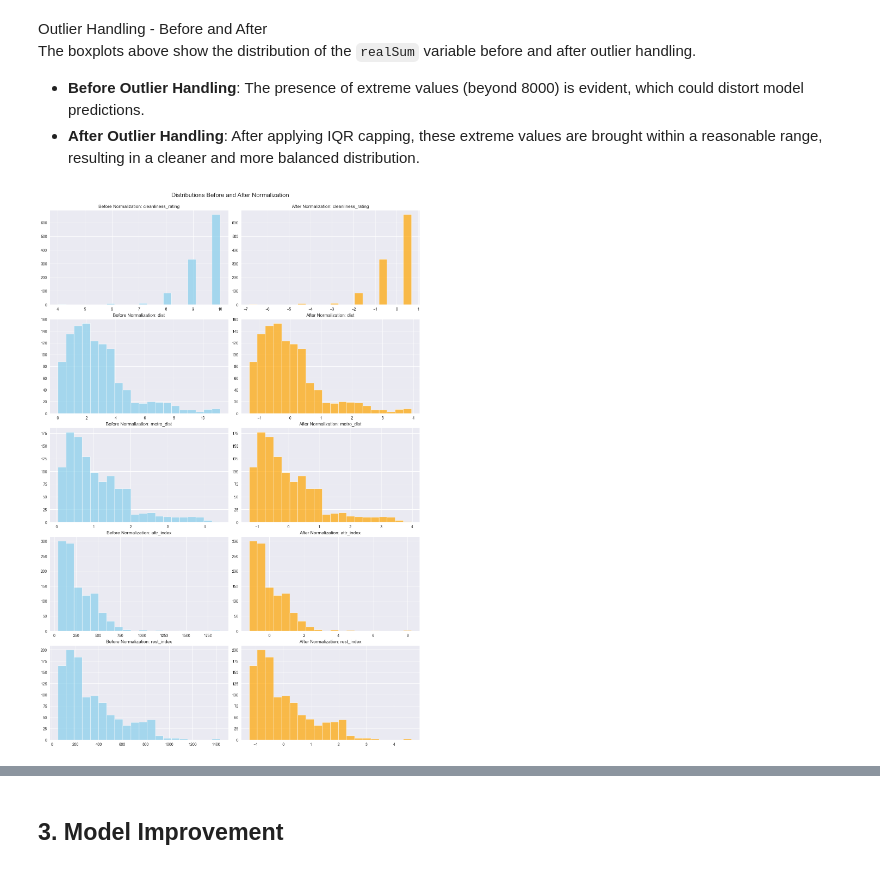
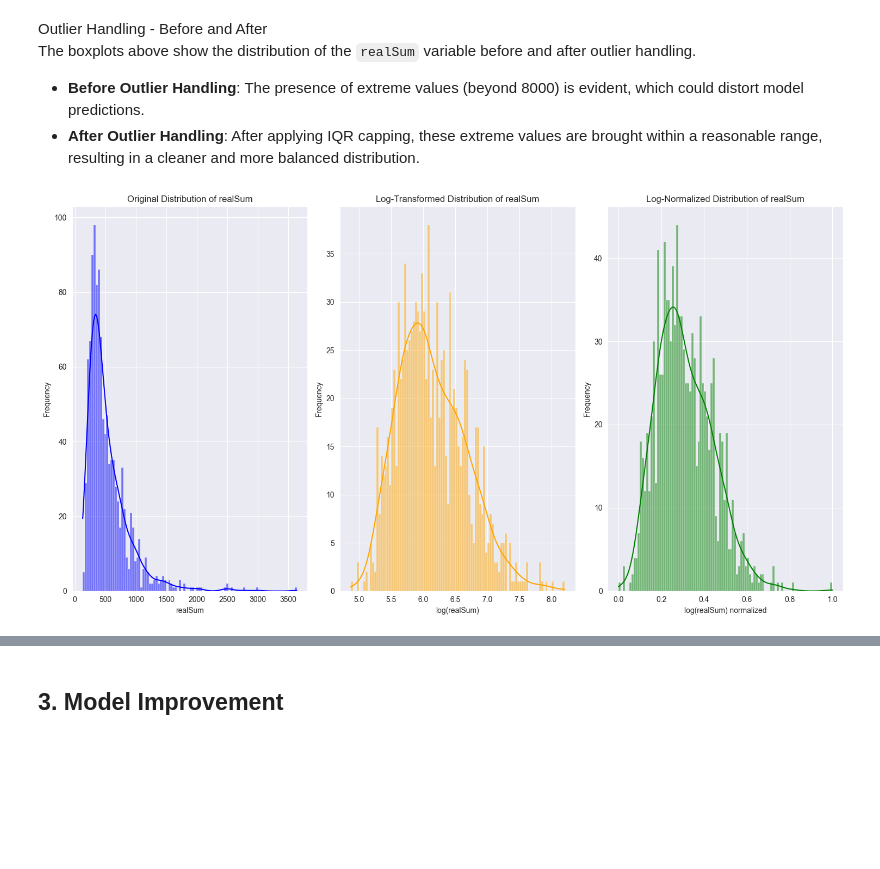
Before and after one commit to guyreuveni33/Tabular-DS, a Jupyter notebook: p2_final_version.ipynb, the cells around one changed output, grey strips where cells are left out. Drawn from its saved outputs; the diff is of its cells as text; code cells hidden in the pictures; blank space fills up the shorter version.

```diff
--- a/p2_final_version.ipynb
+++ b/p2_final_version.ipynb
@@ -123,36 +204,42 @@ Outlier Handling - Before and After<br>
 The boxplots above show the distribution of the `realSum` variable before and after outlier handling.
 - **Before Outlier Handling**: The presence of extreme values (beyond 8000) is evident, which could distort model predictions.
 - **After Outlier Handling**: After applying IQR capping, these extreme values are brought within a reasonable range, resulting in a cleaner and more balanced distribution.
-# %%
-import matplotlib.pyplot as plt
-import pandas as pd
-from sklearn.preprocessing import StandardScaler
-
-# Define numerical features
-numerical_features = ['cleanliness_rating', 'dist', 'metro_dist', 'attr_index', 'rest_index', 'realSum_capped']
-
-# Original Data (Assuming 'data' is your DataFrame)
-original_data = data[numerical_features[:-1]]  # Exclude capped feature
-
-# Normalize the data
-scaler = StandardScaler()
-scaled_features = scaler.fit_transform(original_data)
-scaled_data = pd.DataFrame(scaled_features, columns=numerical_features[:-1])
-
-# Plot distributions before and after normalization
-fig, axes = plt.subplots(len(numerical_features[:-1]), 2, figsize=(14, 20), constrained_layout=True)
-
-for i, feature in enumerate(numerical_features[:-1]):
-    # Original distribution
-    axes[i, 0].hist(original_data[feature], bins=20, color='skyblue', alpha=0.7)
-    axes[i, 0].set_title(f'Before Normalization: {feature}')
-
-    # Scaled distribution
-    axes[i, 1].hist(scaled_data[feature], bins=20, color='orange', alpha=0.7)
-    axes[i, 1].set_title(f'After Normalization: {feature}')
-
-# Set overall figure title
-fig.suptitle('Distributions Before and After Normalization', fontsize=16, y=1.02)
-plt.show()
-# %% [output]
-[figure, removed]
+# %%
+# Apply log transformation (with log1p to handle zero values safely)
+data['realSum_log'] = np.log1p(data['realSum'])
+data['realSum_log_normalized'] = (data['realSum_log'] - data['realSum_log'].min()) / (
+        data['realSum_log'].max() - data['realSum_log'].min())
+
+# Filter data for better visualization (if needed, e.g., filtering out extreme outliers)
+filtered_data_log = data[data['realSum'] <= 7000]
+filtered_data_log_normalized = data[data['realSum_log_normalized'] <= 7000]
+
+# Plot the original distribution
+plt.figure(figsize=(15, 8))
+
+# Original distribution
+plt.subplot(1, 3, 1)
+sns.histplot(filtered_data_log['realSum'], kde=True, bins=100, color='blue')
+plt.title("Original Distribution of realSum")
+plt.xlabel("realSum")
+plt.ylabel("Frequency")
+
+# Log-transformed distribution
+plt.subplot(1, 3, 2)
+sns.histplot(filtered_data_log['realSum_log'], kde=True, bins=100, color='orange')
+plt.title("Log-Transformed Distribution of realSum")
+plt.xlabel("log(realSum)")
+plt.ylabel("Frequency")
+
+# Log-normalized distribution
+plt.subplot(1, 3, 3)
+sns.histplot(filtered_data_log_normalized['realSum_log_normalized'], kde=True, bins=100, color='green')
+plt.title("Log-Normalized Distribution of realSum")
+plt.xlabel("log(realSum) normalized")
+plt.ylabel("Frequency")
+
+# Show all plots
+plt.tight_layout()
+plt.show()
+# %% [output]
+[figure, added]
```
Also changed, not shown: parts of 51 cells of this notebook.
